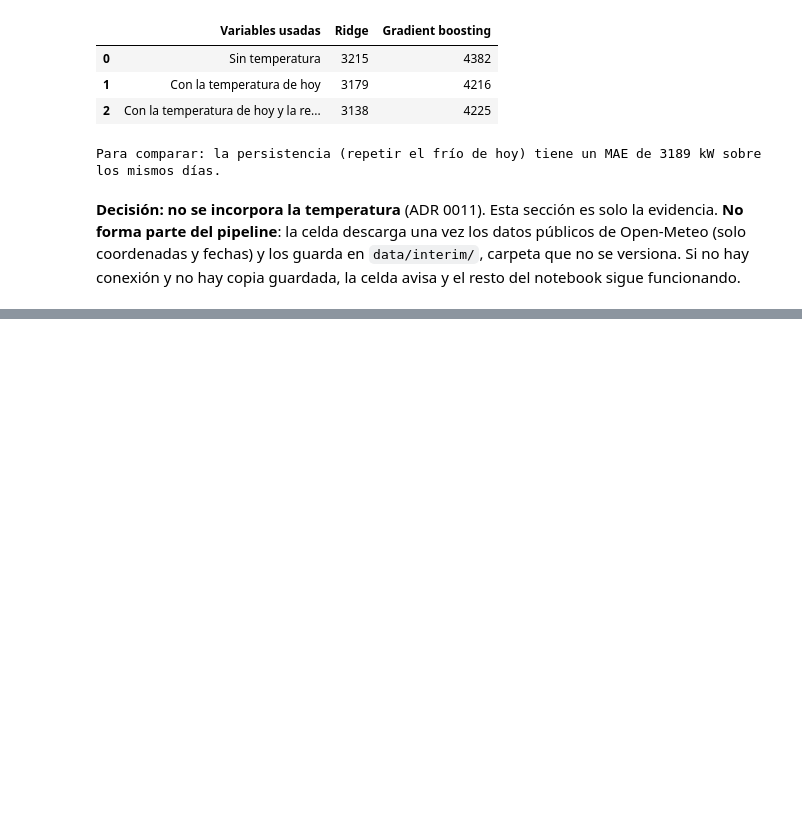
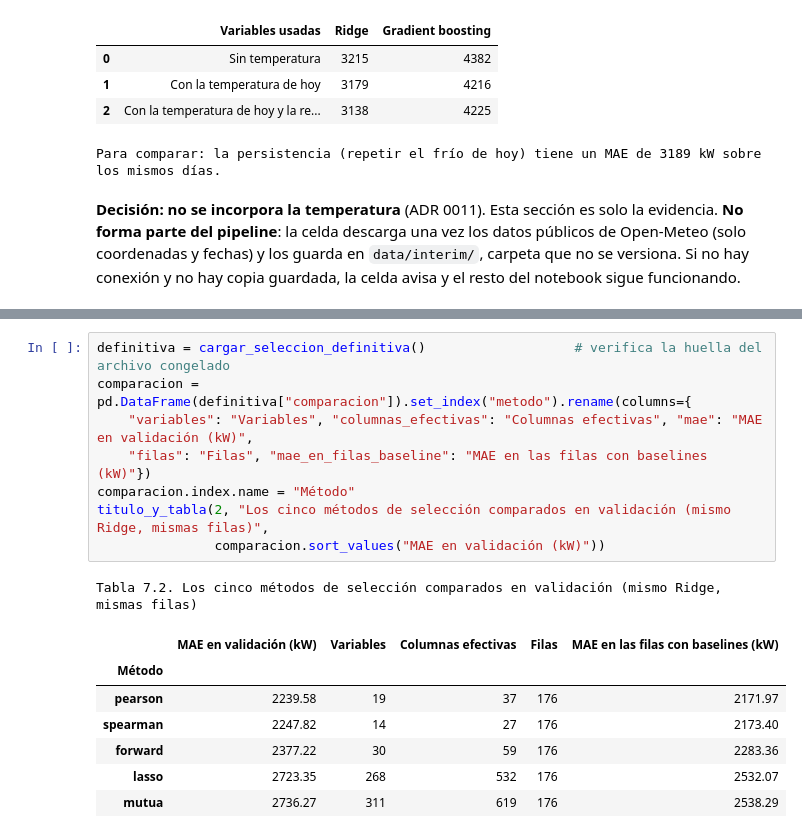
Before and after one commit to AlesioRios/Trabajo-Practico-Final-LD2, a Jupyter notebook: notebooks/preprocesamiento.ipynb, the cells around one changed output, grey strips where cells are left out. Drawn from its saved outputs; the diff is of its cells as text; blank space fills up the shorter version.

```diff
--- a/notebooks/preprocesamiento.ipynb
+++ b/notebooks/preprocesamiento.ipynb
@@ -625,0 +694,17 @@ Para comparar: la persistencia (repetir el frío de hoy) tiene un MAE de 3189 kW
+# %%
+definitiva = cargar_seleccion_definitiva()                   # verifica la huella del archivo congelado
+comparacion = pd.DataFrame(definitiva["comparacion"]).set_index("metodo").rename(columns={
+    "variables": "Variables", "columnas_efectivas": "Columnas efectivas", "mae": "MAE en validación (kW)",
+    "filas": "Filas", "mae_en_filas_baseline": "MAE en las filas con baselines (kW)"})
+comparacion.index.name = "Método"
+titulo_y_tabla(2, "Los cinco métodos de selección comparados en validación (mismo Ridge, mismas filas)",
+               comparacion.sort_values("MAE en validación (kW)"))
+# %% [output]
+Tabla 7.2. Los cinco métodos de selección comparados en validación (mismo Ridge, mismas filas)
+|  | MAE en validación (kW) | Variables | Columnas efectivas | Filas | MAE en las filas con baselines (kW) |
+| Método |  |  |  |  |  |
+| pearson | 2239.58 | 19 | 37 | 176 | 2171.97 |
+| spearman | 2247.82 | 14 | 27 | 176 | 2173.40 |
+| forward | 2377.22 | 30 | 59 | 176 | 2283.36 |
+| lasso | 2723.35 | 268 | 532 | 176 | 2532.07 |
+| mutua | 2736.27 | 311 | 619 | 176 | 2538.29 |
```
Also changed, not shown: parts of 20 cells of this notebook, 2 other files.
